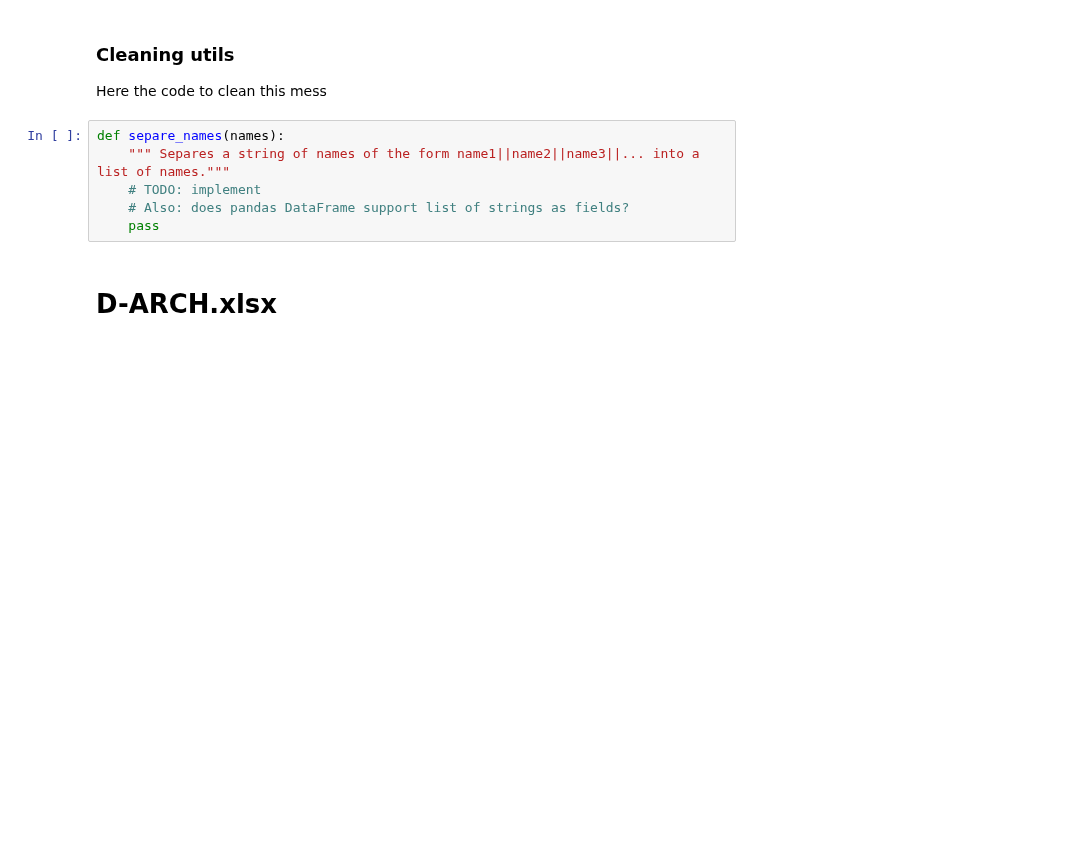
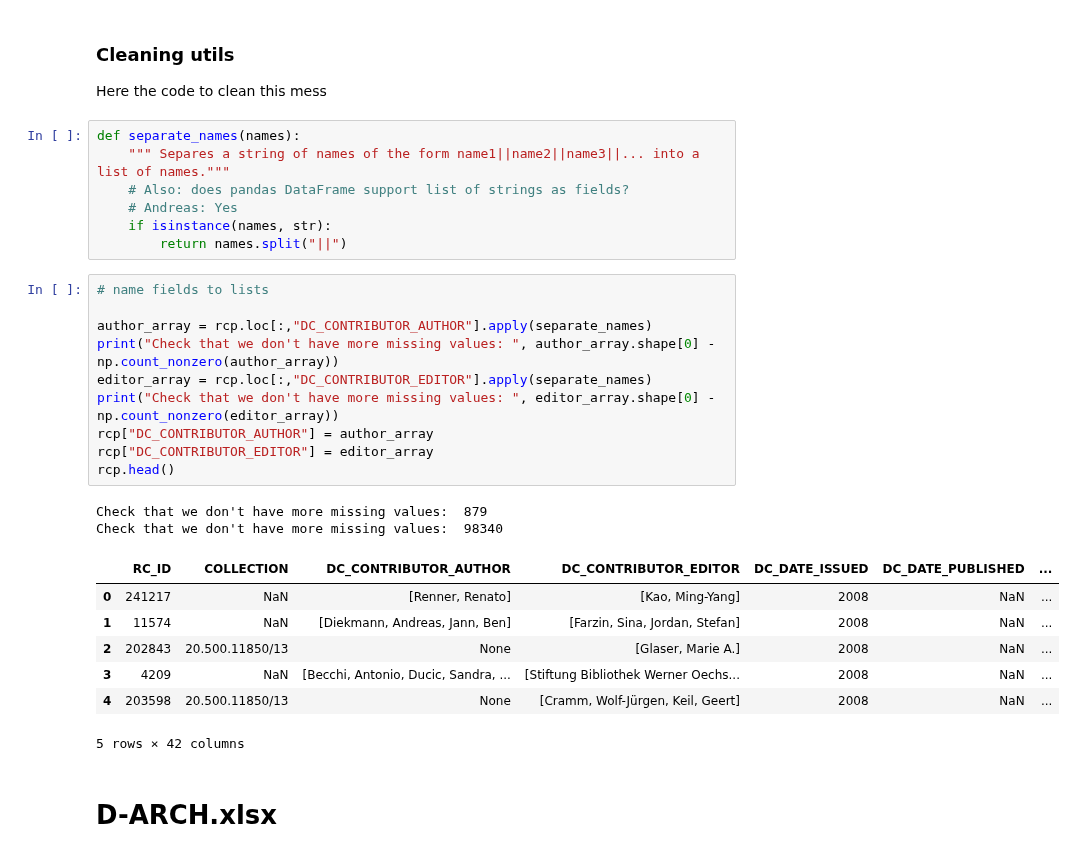
Before and after one commit to GiuliaLanzillotta/ETH_SEARCH, a Jupyter notebook: Data exploration.ipynb, the cells around one changed output. Drawn from its saved outputs; the diff is of its cells as text; blank space fills up the shorter version.

```diff
--- a/Data exploration.ipynb
+++ b/Data exploration.ipynb
@@ -97,11 +121,32 @@ dtype: int64
 ### Cleaning utils
 Here the code to clean this mess
 # %%
-def separe_names(names):
+def separate_names(names):
     """ Separes a string of names of the form name1||name2||name3||... into a list of names."""
-    # TODO: implement
     # Also: does pandas DataFrame support list of strings as fields?
-    pass
+    # Andreas: Yes
+    if isinstance(names, str):
+        return names.split("||")
+# %%
+# name fields to lists
+
+author_array = rcp.loc[:,"DC_CONTRIBUTOR_AUTHOR"].apply(separate_names)
+print("Check that we don't have more missing values: ", author_array.shape[0] - np.count_nonzero(author_array))
+editor_array = rcp.loc[:,"DC_CONTRIBUTOR_EDITOR"].apply(separate_names)
+print("Check that we don't have more missing values: ", editor_array.shape[0] - np.count_nonzero(editor_array))
+rcp["DC_CONTRIBUTOR_AUTHOR"] = author_array
+rcp["DC_CONTRIBUTOR_EDITOR"] = editor_array
+rcp.head()
+# %% [output]
+Check that we don't have more missing values:  879
+Check that we don't have more missing values:  98340
+|  | RC_ID | COLLECTION | DC_CONTRIBUTOR_AUTHOR | DC_CONTRIBUTOR_EDITOR | DC_DATE_ISSUED | DC_DATE_PUBLISHED | ... |
+| 0 | 241217 | NaN | [Renner, Renato] | [Kao, Ming-Yang] | 2008 | NaN | ... |
+| 1 | 11574 | NaN | [Diekmann, Andreas, Jann, Ben] | [Farzin, Sina, Jordan, Stefan] | 2008 | NaN | ... |
+| 2 | 202843 | 20.500.11850/13 | None | [Glaser, Marie A.] | 2008 | NaN | ... |
+| 3 | 4209 | NaN | [Becchi, Antonio, Ducic, Sandra, ... | [Stiftung Bibliothek Werner Oechs... | 2008 | NaN | ... |
+| 4 | 203598 | 20.500.11850/13 | None | [Cramm, Wolf-Jürgen, Keil, Geert] | 2008 | NaN | ... |
+5 rows × 42 columns
 # %% [markdown]
 # D-ARCH.xlsx
 # %%
```
Also changed, not shown: parts of 10 cells of this notebook.
